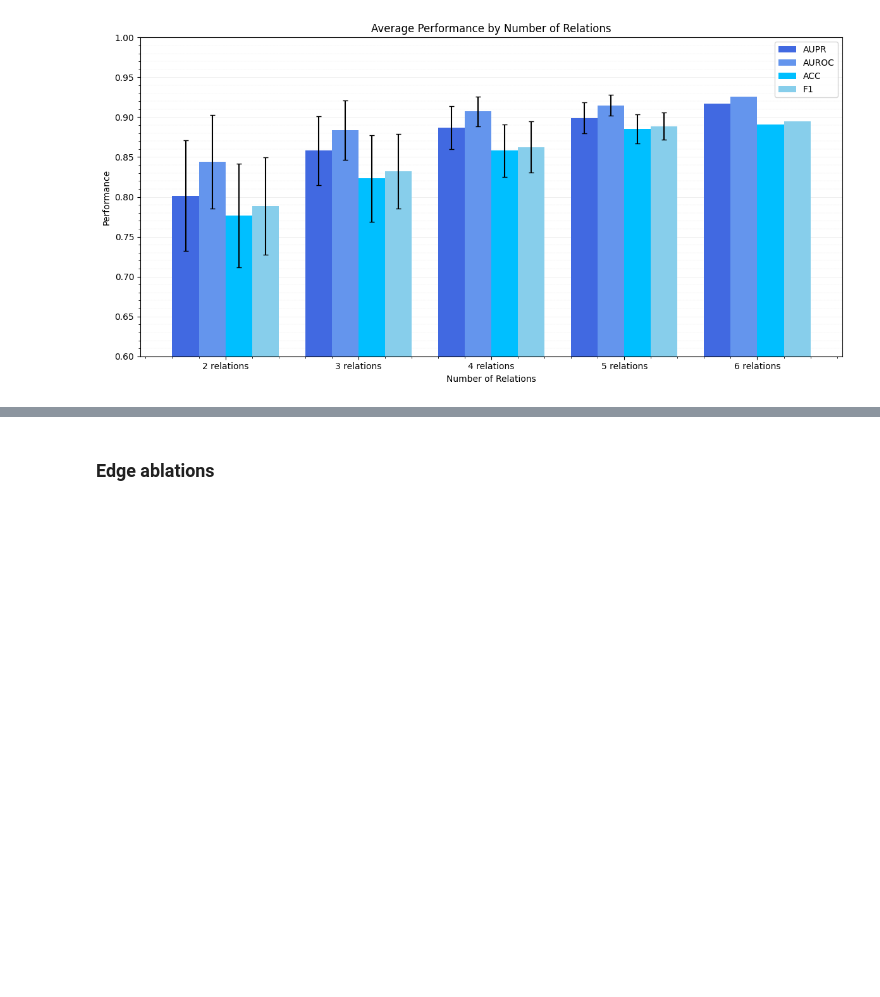
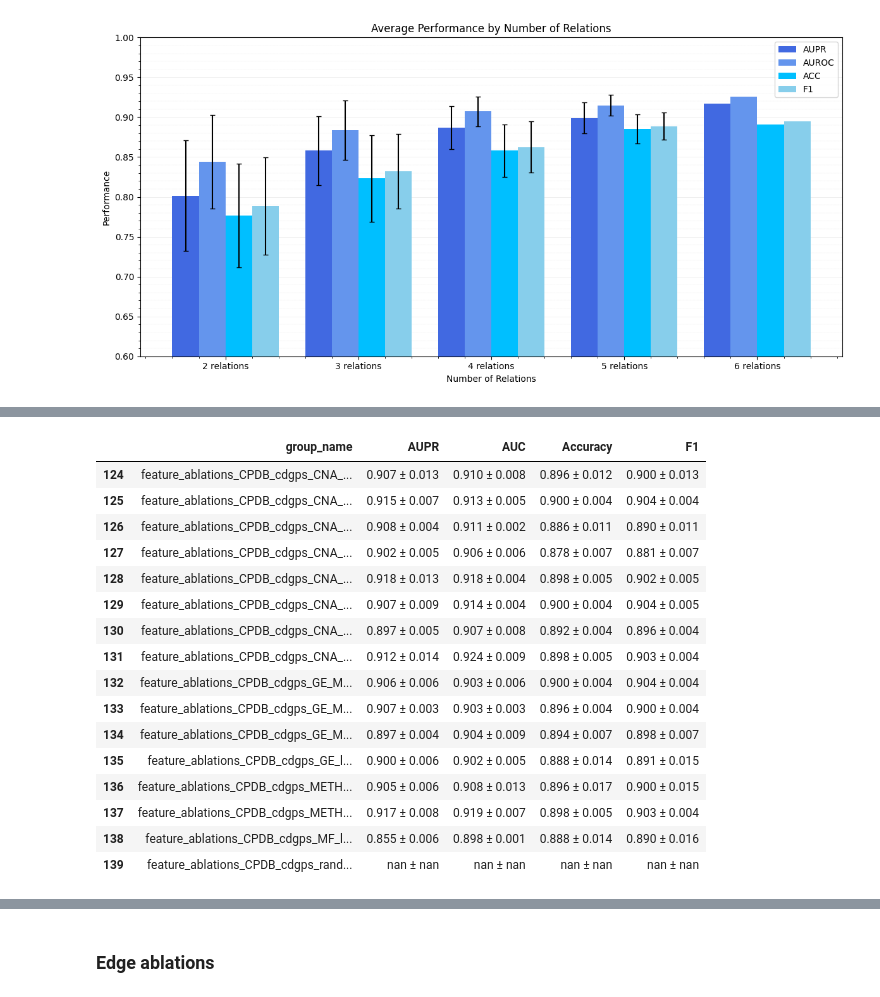
Before and after one commit to martina-occhetta/MORGaN, a Jupyter notebook: notebooks/04_performance_analysis.ipynb, the cells around one changed output, grey strips where cells are left out. Cells and saved outputs as stored; diff of their text form; code cells hidden in the pictures; blank space fills up the shorter version.

```diff
--- a/notebooks/04_performance_analysis.ipynb
+++ b/notebooks/04_performance_analysis.ipynb
@@ -345,42 +352,0 @@ runs_df.to_csv("MORGaN_runs.csv")
-# %%
-# Step 1: Extract clean group name (remove seed and iter)
-def extract_group_name(name):
-    return re.sub(r'_seed_\d+_iter_\d+', '', name)
-
-runs_df['group_name'] = runs_df['name'].apply(extract_group_name)
-
-# Step 2: Extract run type (same as before)
-def extract_run_type(name):
-    if 'edge_ablations' in name:
-        return 'edge_ablations'
-    elif 'feature_ablations' in name:
-        return 'feature_ablations'
-    elif 'ppi_comparison' in name:
-        return 'ppi_comparison'
-    else:
-        return 'other'
-
-runs_df['run_type'] = runs_df['name'].apply(extract_run_type)
-
-# Step 3: Extract relevant metrics from the summary
-for metric in ['test_estp_aupr', 'test_estp_auc', 'test_estp_accuracy', 'test_estp_f1']:
-    runs_df[metric] = runs_df['summary'].apply(lambda x: x.get(metric, np.nan))
-
-# Step 4: Group by run_type and cleaned group_name
-grouped = runs_df.groupby(['run_type', 'group_name'])
-
-# Step 5: Aggregate mean ± std
-def aggregate_metrics(df):
-    return pd.Series({
-        'AUPR': f"{df['test_estp_aupr'].mean():.3f} ± {df['test_estp_aupr'].std():.3f}",
-        'AUC': f"{df['test_estp_auc'].mean():.3f} ± {df['test_estp_auc'].std():.3f}",
-        'Accuracy': f"{df['test_estp_accuracy'].mean():.3f} ± {df['test_estp_accuracy'].std():.3f}",
-        'F1': f"{df['test_estp_f1'].mean():.3f} ± {df['test_estp_f1'].std():.3f}",
-    })
-
-summary_df = grouped.apply(aggregate_metrics).reset_index()
-
-# Step 6: Split into separate tables
-edge_table = summary_df[summary_df['run_type'] == 'edge_ablations'].drop(columns='run_type')
-feature_table = summary_df[summary_df['run_type'] == 'feature_ablations'].drop(columns='run_type')
-ppi_table = summary_df[summary_df['run_type'] == 'ppi_comparison'].drop(columns='run_type')
@@ -386,0 +450,20 @@ ppi_table = summary_df[summary_df['run_type'] == 'ppi_comparison'].drop(columns=
+# %%
+feature_table
+# %% [output]
+|  | group_name | AUPR | AUC | Accuracy | F1 |
+| 124 | feature_ablations_CPDB_cdgps_CNA_... | 0.907 ± 0.013 | 0.910 ± 0.008 | 0.896 ± 0.012 | 0.900 ± 0.013 |
+| 125 | feature_ablations_CPDB_cdgps_CNA_... | 0.915 ± 0.007 | 0.913 ± 0.005 | 0.900 ± 0.004 | 0.904 ± 0.004 |
+| 126 | feature_ablations_CPDB_cdgps_CNA_... | 0.908 ± 0.004 | 0.911 ± 0.002 | 0.886 ± 0.011 | 0.890 ± 0.011 |
+| 127 | feature_ablations_CPDB_cdgps_CNA_... | 0.902 ± 0.005 | 0.906 ± 0.006 | 0.878 ± 0.007 | 0.881 ± 0.007 |
+| 128 | feature_ablations_CPDB_cdgps_CNA_... | 0.918 ± 0.013 | 0.918 ± 0.004 | 0.898 ± 0.005 | 0.902 ± 0.005 |
+| 129 | feature_ablations_CPDB_cdgps_CNA_... | 0.907 ± 0.009 | 0.914 ± 0.004 | 0.900 ± 0.004 | 0.904 ± 0.005 |
+| 130 | feature_ablations_CPDB_cdgps_CNA_... | 0.897 ± 0.005 | 0.907 ± 0.008 | 0.892 ± 0.004 | 0.896 ± 0.004 |
+| 131 | feature_ablations_CPDB_cdgps_CNA_... | 0.912 ± 0.014 | 0.924 ± 0.009 | 0.898 ± 0.005 | 0.903 ± 0.004 |
+| 132 | feature_ablations_CPDB_cdgps_GE_M... | 0.906 ± 0.006 | 0.903 ± 0.006 | 0.900 ± 0.004 | 0.904 ± 0.004 |
+| 133 | feature_ablations_CPDB_cdgps_GE_M... | 0.907 ± 0.003 | 0.903 ± 0.003 | 0.896 ± 0.004 | 0.900 ± 0.004 |
+| 134 | feature_ablations_CPDB_cdgps_GE_M... | 0.897 ± 0.004 | 0.904 ± 0.009 | 0.894 ± 0.007 | 0.898 ± 0.007 |
+| 135 | feature_ablations_CPDB_cdgps_GE_l... | 0.900 ± 0.006 | 0.902 ± 0.005 | 0.888 ± 0.014 | 0.891 ± 0.015 |
+| 136 | feature_ablations_CPDB_cdgps_METH... | 0.905 ± 0.006 | 0.908 ± 0.013 | 0.896 ± 0.017 | 0.900 ± 0.015 |
+| 137 | feature_ablations_CPDB_cdgps_METH... | 0.917 ± 0.008 | 0.919 ± 0.007 | 0.898 ± 0.005 | 0.903 ± 0.004 |
+| 138 | feature_ablations_CPDB_cdgps_MF_l... | 0.855 ± 0.006 | 0.898 ± 0.001 | 0.888 ± 0.014 | 0.890 ± 0.016 |
+| 139 | feature_ablations_CPDB_cdgps_rand... | nan ± nan | nan ± nan | nan ± nan | nan ± nan |
```
Also changed, not shown: parts of 14 cells of this notebook, 1 other file.
